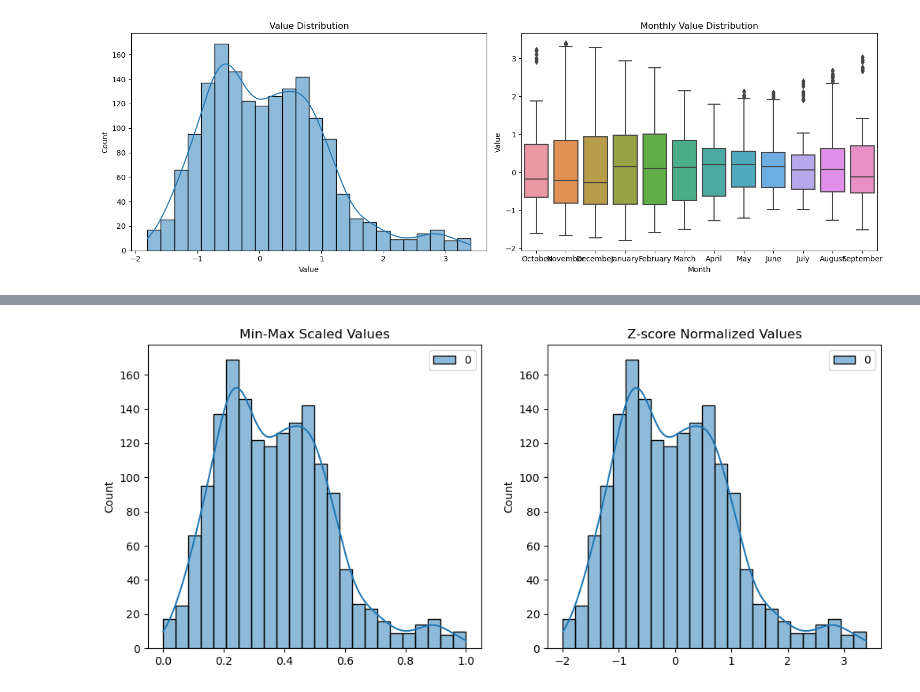
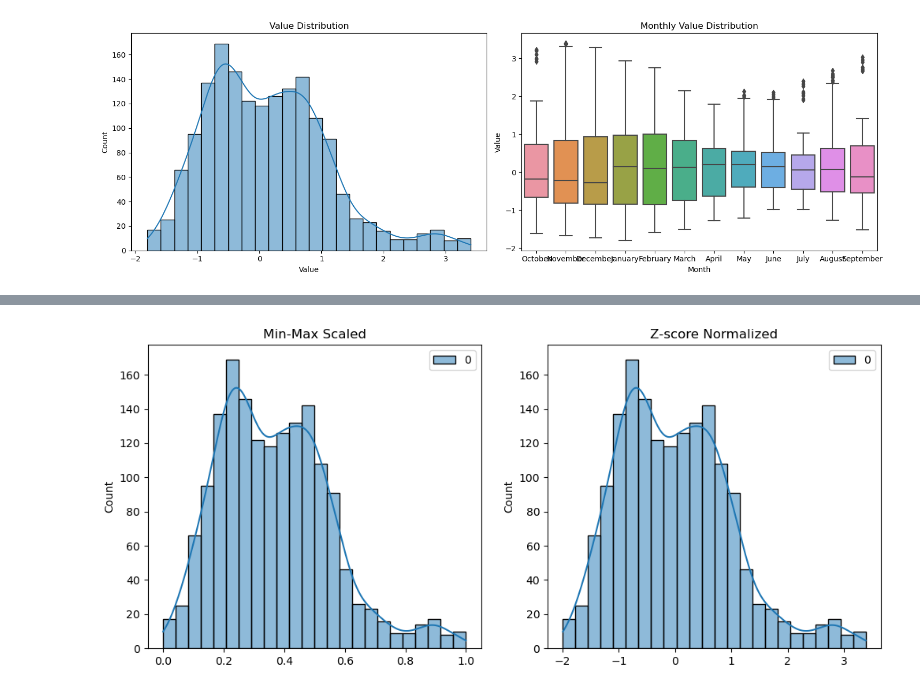
Before and after one commit to shrijacked/Coral-Reef-Bleaching-Prediction, a Jupyter notebook: data_analysis_individual/data_analysis_enso_conv.ipynb, the cells around one changed output, grey strips where cells are left out. Cells and saved outputs as stored; diff of their text form; code cells hidden in the pictures.

Commit message:
done with the analysis of all three

```diff
--- a/data_analysis_individual/data_analysis_enso_conv.ipynb
+++ b/data_analysis_individual/data_analysis_enso_conv.ipynb
@@ -53,0 +45,16 @@ plt.show()
+# %%
+# 3. Temporal Analysis with Moving Averages
+plt.figure(figsize=(15, 6))
+df['7_day_MA'] = df['Value'].rolling(window=7, min_periods=1).mean()
+df['3_day_MA'] = df['Value'].rolling(window=3, min_periods=1).mean()
+
+sns.lineplot(data=df, x=df.index, y='Value', label='Daily Value', alpha=0.5)
+sns.lineplot(data=df, x=df.index, y='7_day_MA', label='7-day MA')
+sns.lineplot(data=df, x=df.index, y='3_day_MA', label='3-day MA')
+plt.title('ENSO Values with Moving Averages (1992-2025)')
+plt.xlabel('Date')
+plt.ylabel('ENSO Value')
+plt.grid(True, alpha=0.3)
+plt.xticks(rotation=45)
+plt.tight_layout()
+plt.show()
@@ -91,7 +143,0 @@ Potential Outliers:
-# %%
-# 5. Time Series Decomposition
-df = df.set_index('Date').asfreq('D')  # Set daily frequency
-result = seasonal_decompose(df['Value'].interpolate(), model='additive', period=7)  # Weekly seasonality
-result.plot()
-plt.tight_layout()
-plt.show()
@@ -100,16 +144,16 @@ plt.show()
 # %%
-#Normalization Check
+# 8. Normalization Comparison
 scaler = MinMaxScaler()
 standard_scaler = StandardScaler()
 
 plt.figure(figsize=(12,5))
 plt.subplot(1,2,1)
 sns.histplot(scaler.fit_transform(df[['Value']]), kde=True)
-plt.title('Min-Max Scaled Values')
+plt.title('Min-Max Scaled')
 
 plt.subplot(1,2,2)
 sns.histplot(standard_scaler.fit_transform(df[['Value']]), kde=True)
-plt.title('Z-score Normalized Values')
+plt.title('Z-score Normalized')
 plt.show()
 # %% [output]
-[figure, old version]
+[figure, new version]
```
Also changed, not shown: parts of 7 cells of this notebook.
